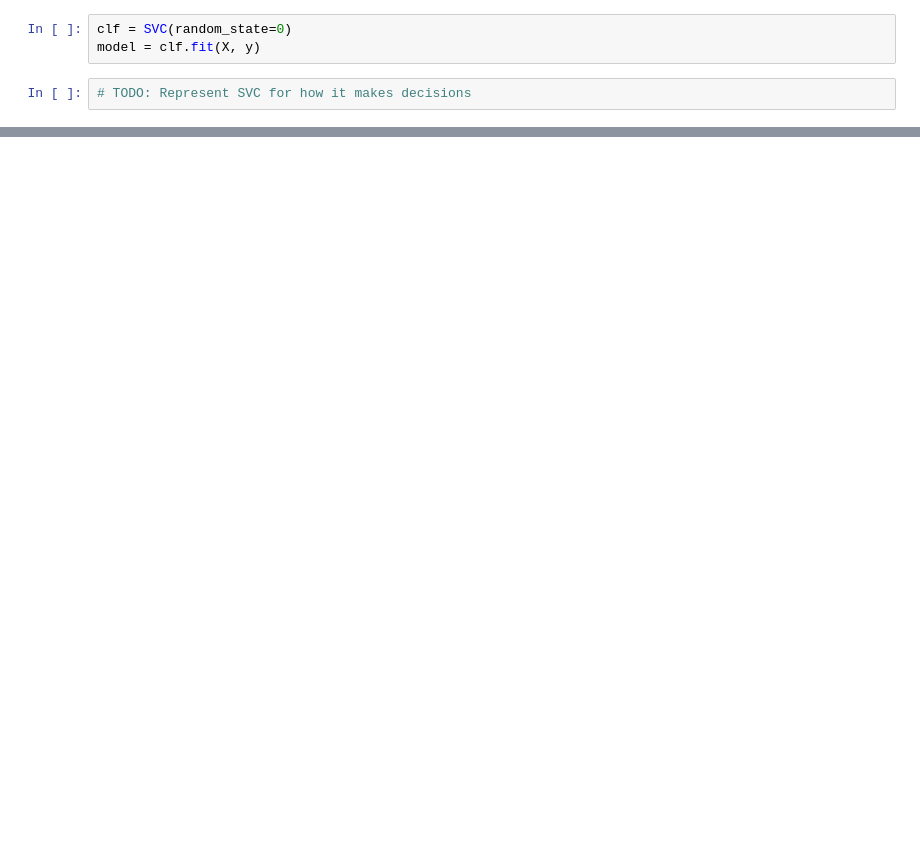
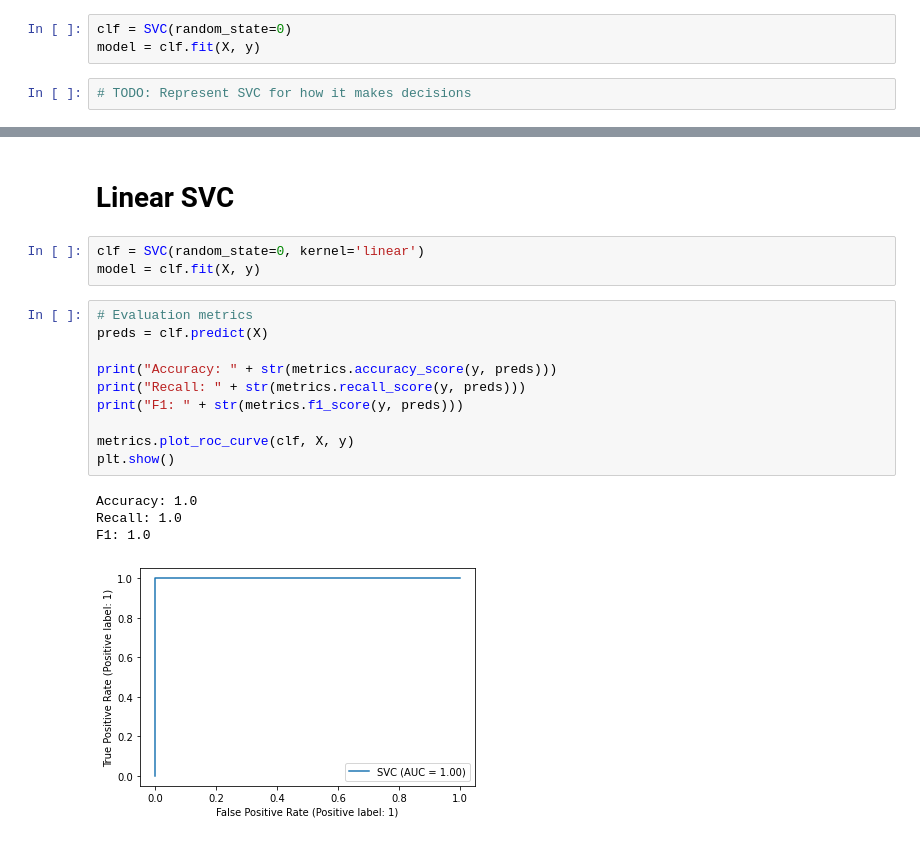
Before and after one commit to jackkellerk/cse407, a Jupyter notebook: UTIL/models_2.ipynb, the cells around one changed output, grey strips where cells are left out. Saved outputs shown, nothing was run; the diff lists cells and outputs as text; blank space fills up the shorter version.

```diff
--- a/UTIL/models_2.ipynb
+++ b/UTIL/models_2.ipynb
@@ -117,0 +136,20 @@ F1: 0.8235294117647058
+# %% [markdown]
+# Linear SVC
+# %%
+clf = SVC(random_state=0, kernel='linear')
+model = clf.fit(X, y)
+# %%
+# Evaluation metrics
+preds = clf.predict(X)
+
+print("Accuracy: " + str(metrics.accuracy_score(y, preds)))
+print("Recall: " + str(metrics.recall_score(y, preds)))
+print("F1: " + str(metrics.f1_score(y, preds)))
+
+metrics.plot_roc_curve(clf, X, y)
+plt.show()
+# %% [output]
+Accuracy: 1.0
+Recall: 1.0
+F1: 1.0
+[figure, added]
```
Also changed, not shown: parts of 9 cells of this notebook, 2 other files.
